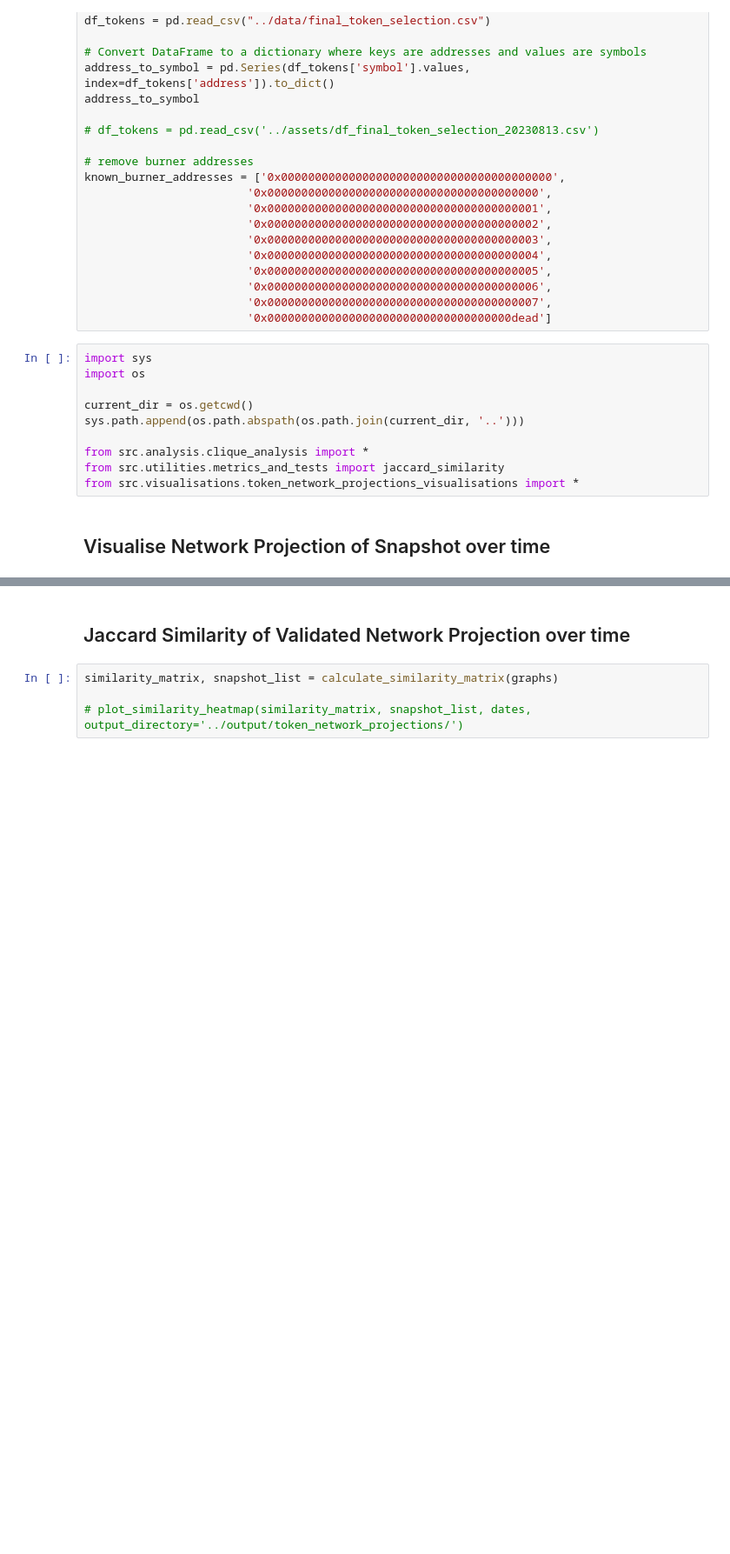
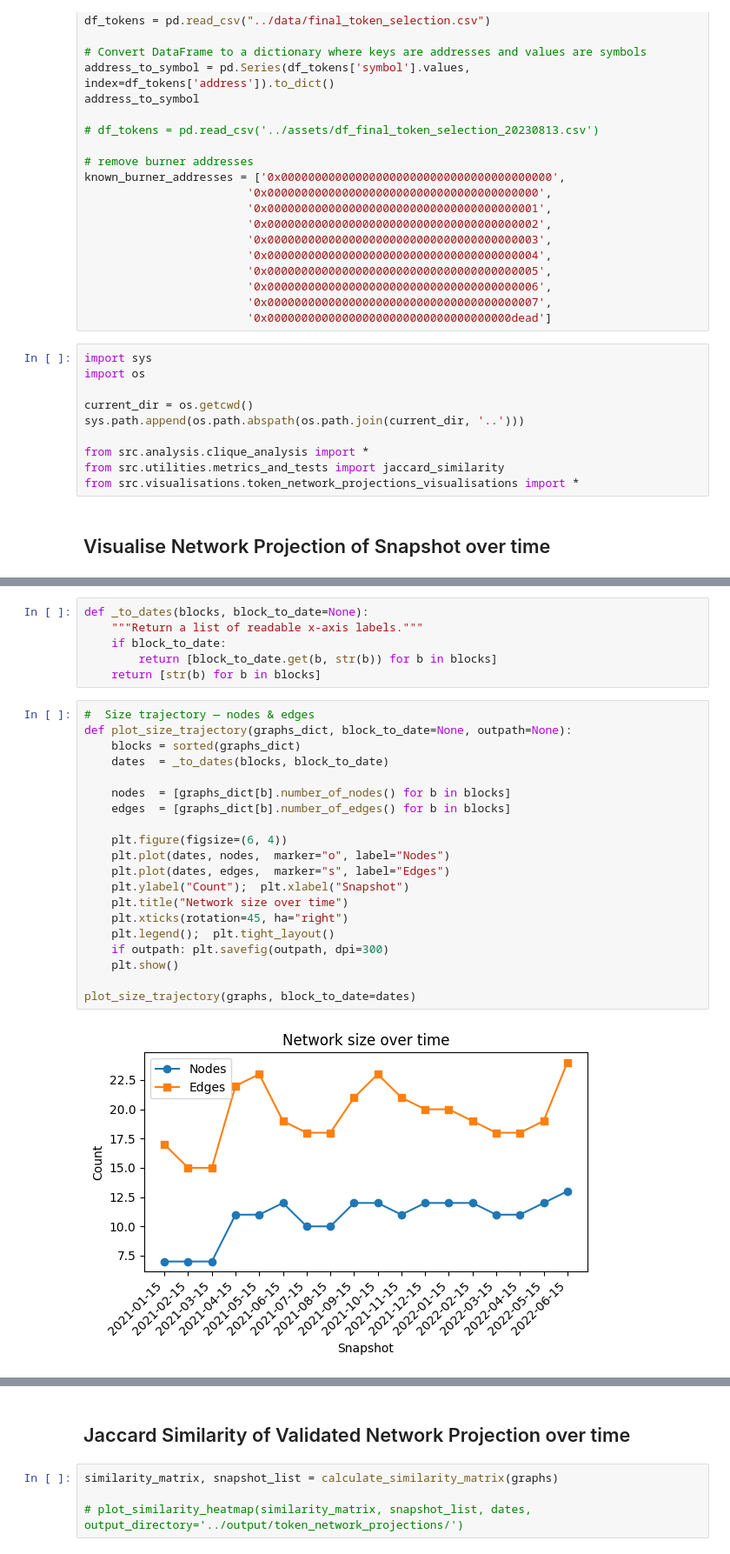
Before and after one commit to xm3van/research-project-erc20-governance, a Jupyter notebook: notebooks/token_network_projections.ipynb, the cells around one changed output, grey strips where cells are left out. Shown at 87% size. Cells and saved outputs as stored; diff of their text form; blank space fills up the shorter version.

```diff
--- a/notebooks/token_network_projections.ipynb
+++ b/notebooks/token_network_projections.ipynb
@@ -89,0 +454,28 @@ visualize_network_grid(graphs, dates, address_to_symbol, output_directory='../ou
+# %%
+def _to_dates(blocks, block_to_date=None):
+    """Return a list of readable x-axis labels."""
+    if block_to_date:
+        return [block_to_date.get(b, str(b)) for b in blocks]
+    return [str(b) for b in blocks]
+# %%
+#  Size trajectory — nodes & edges
+def plot_size_trajectory(graphs_dict, block_to_date=None, outpath=None):
+    blocks = sorted(graphs_dict)
+    dates  = _to_dates(blocks, block_to_date)
+
+    nodes  = [graphs_dict[b].number_of_nodes() for b in blocks]
+    edges  = [graphs_dict[b].number_of_edges() for b in blocks]
+
+    plt.figure(figsize=(6, 4))
+    plt.plot(dates, nodes,  marker="o", label="Nodes")
+    plt.plot(dates, edges,  marker="s", label="Edges")
+    plt.ylabel("Count");  plt.xlabel("Snapshot")
+    plt.title("Network size over time")
+    plt.xticks(rotation=45, ha="right")
+    plt.legend();  plt.tight_layout()
+    if outpath: plt.savefig(outpath, dpi=300)
+    plt.show()
+
+plot_size_trajectory(graphs, block_to_date=dates)
+# %% [output]
+[figure, added]
```
Also changed, not shown: parts of 23 cells of this notebook, 3 other files.
